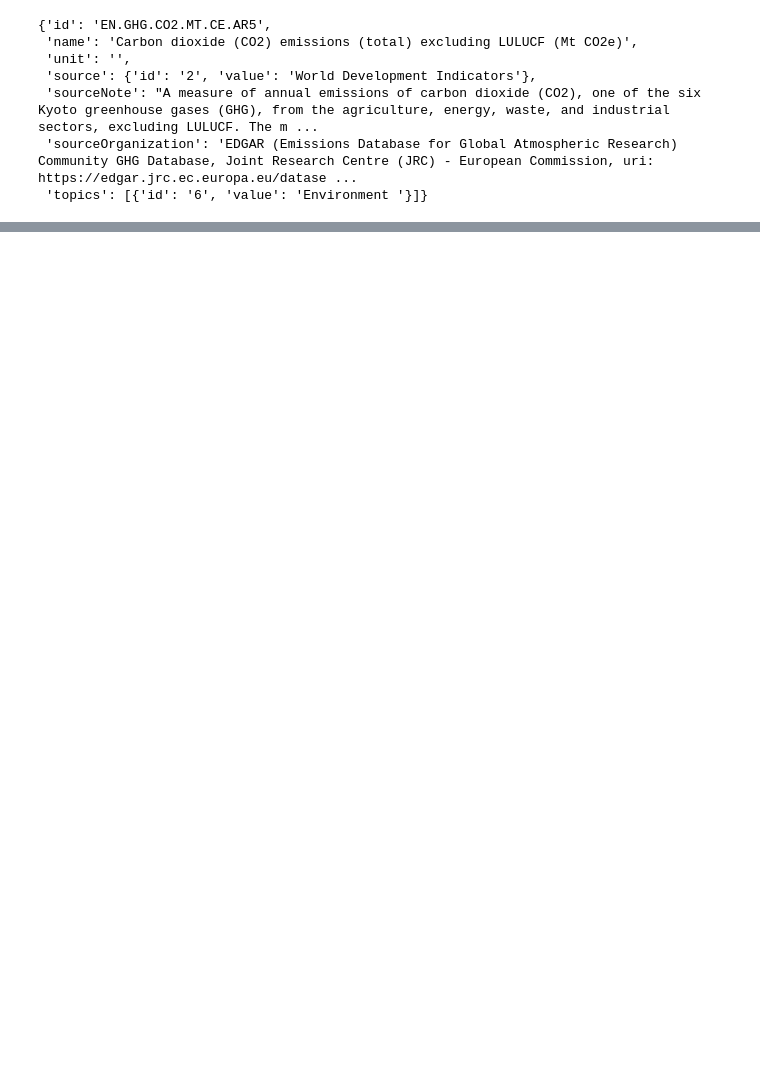
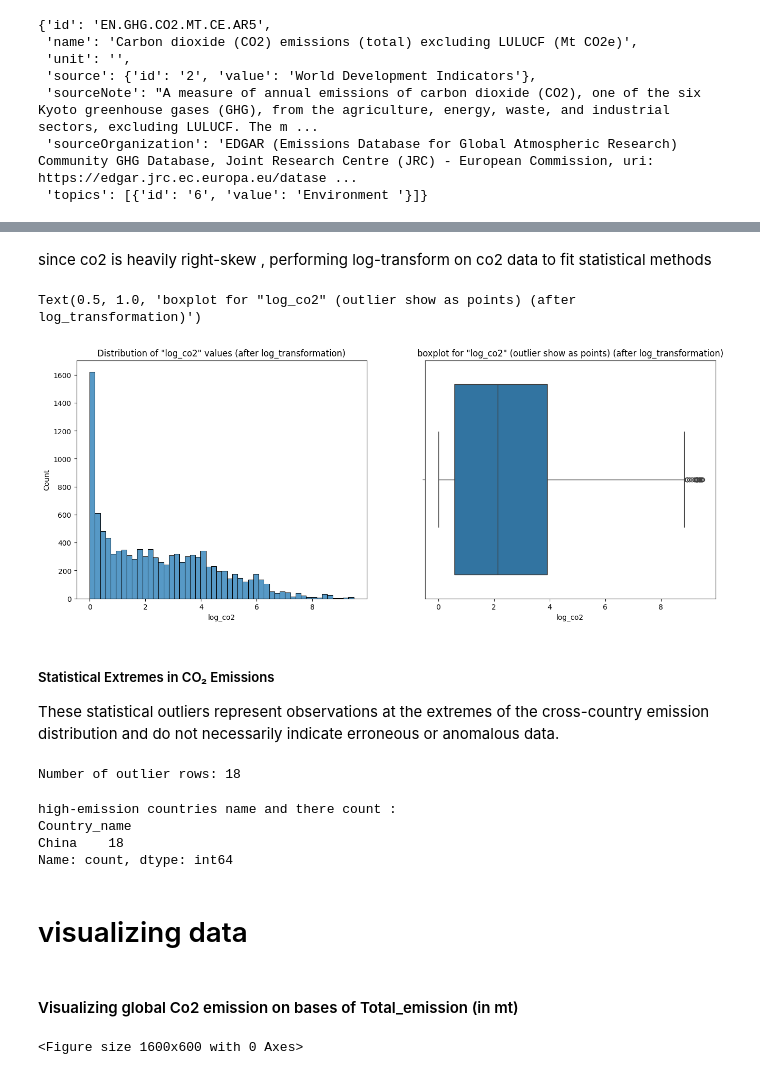
Before and after one commit to Aditya5235/global-climate-dashboard, a Jupyter notebook: notebooks/eda/CO2_emission.ipynb, the cells around one changed output, grey strips where cells are left out. Saved outputs shown, nothing was run; the diff lists cells and outputs as text; code cells hidden in the pictures; blank space fills up the shorter version.

```diff
--- a/notebooks/eda/CO2_emission.ipynb
+++ b/notebooks/eda/CO2_emission.ipynb
@@ -43,0 +306,72 @@ metadata
+# %% [markdown]
+since co2 is heavily right-skew , performing log-transform on co2 data to fit statistical methods
+# %%
+df['log_co2'] =np.log1p(df[value])
+
+# ploting log-transformed data
+plt.figure(figsize = (16,6))
+
+plt.subplot(1,2,1)
+sns.histplot(df['log_co2'] , bins = 50)
+plt.title(f'Distribution of "{'log_co2'}" values (after log_transformation)')
+
+plt.subplot(1,2,2)
+sns.boxplot(x= df['log_co2'])
+plt.title(f'boxplot for "{'log_co2'}" (outlier show as points) (after log_transformation)')
+# %% [output]
+Text(0.5, 1.0, 'boxplot for "log_co2" (outlier show as points) (after log_transformation)')
+[figure, added]
+# %% [markdown]
+##### Statistical Extremes in CO₂ Emissions
+These statistical outliers represent observations at the extremes of the cross-country emission distribution and do not necessarily indicate erroneous or anomalous data.
+# %%
+Q1 = df['log_co2'].quantile(0.25)
+Q3 = df['log_co2'].quantile(0.75)
+IQR = Q3 - Q1
+
+lower_bound = Q1 - 1.5 * IQR
+upper_bound = Q3 + 1.5 * IQR
+
+
+outliers = df[(df['log_co2'] < lower_bound) | (df['log_co2'] > upper_bound)]
+print(f'Number of outlier rows: {len(outliers)}')
+
+# marking rows as statistically outlier
+df['is_statistically_outlier'] = df.index.isin(outliers.index)
+# %% [output]
+Number of outlier rows: 18
+# %%
+
+# list of outlier countries and there counts
+print('high-emission countries name and there count :')
+print(outliers['Country_name'].value_counts())
+
+# outliers.sort_values(value, ascending=False).head(15)
+# %% [output]
+high-emission countries name and there count :
+Country_name
+China    18
+Name: count, dtype: int64
+# %% [markdown]
+# visualizing data
+# %% [markdown]
+#### Visualizing global Co2 emission on bases of Total_emission (in mt)
+# %%
+# removing Aggregate country to avoid dubble calculaton
+# global_ts = df[~df['Country_code'].isin(agg_code)].copy()
+
+global_ts =df.groupby('date', as_index=False)[value].sum().rename(columns={value:'global_co2'})
+global_ts['3yr_rolling_mean'] = global_ts['global_co2'].rolling(3, min_periods=1).mean()
+plt.figure(figsize=(16,6))
+# sns.lineplot(x='date', y='global_co2', data=global_ts, label='Global CO2')
+# sns.lineplot(x='date', y='co2_3yr', data=global_ts, label='3y rolling mean')
+fig = px.line( global_ts,  x='date', y=['global_co2','3yr_rolling_mean' ], title=(f'Global CO2 emissions ({global_ts['date'].min()} - {global_ts['date'].max()})') )
+
+fig.update_layout(
+    xaxis_title = 'Years',
+    yaxis_title = value
+)
+
+fig.show()
+# %% [output]
+<Figure size 1600x600 with 0 Axes>
```
Also changed, not shown: parts of 52 cells of this notebook, 8 other files.
